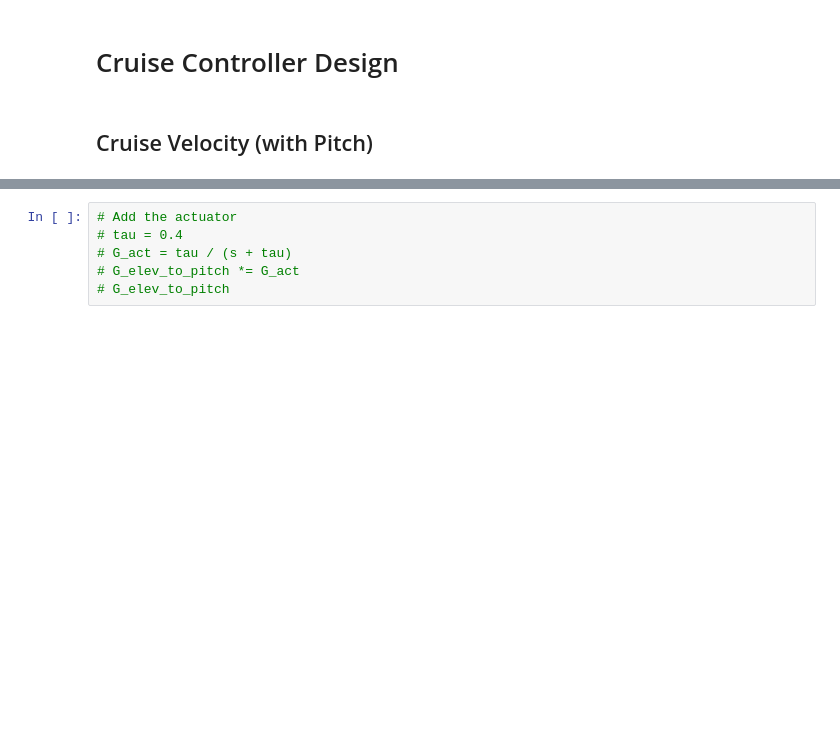
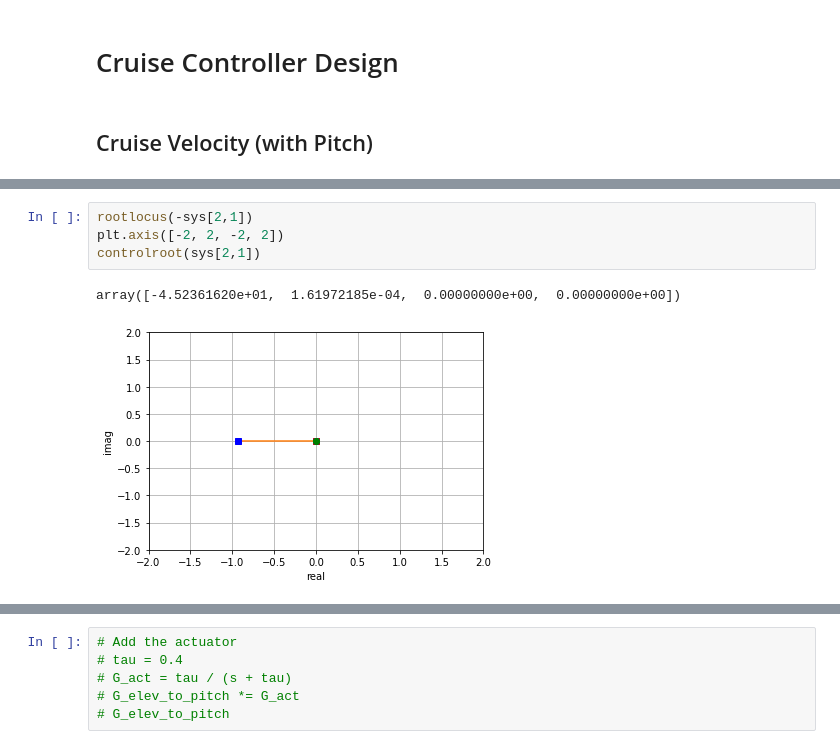
Before and after one commit to smallpondtom/aae451-notebook, a Jupyter notebook: 6-Simulation/Trim.ipynb, the cells around one changed output, grey strips where cells are left out. Drawn from its saved outputs; the diff is of its cells as text; blank space fills up the shorter version.

```diff
--- a/6-Simulation/Trim.ipynb
+++ b/6-Simulation/Trim.ipynb
@@ -1064,0 +1102,7 @@ $$\frac{1526}{s^2 + 5.268 s}$$
+# %%
+rootlocus(-sys[2,1])
+plt.axis([-2, 2, -2, 2])
+controlroot(sys[2,1])
+# %% [output]
+array([-4.52361620e+01,  1.61972185e-04,  0.00000000e+00,  0.00000000e+00])
+[figure, added]
```
Also changed, not shown: parts of 5 cells of this notebook, 1 other file.
